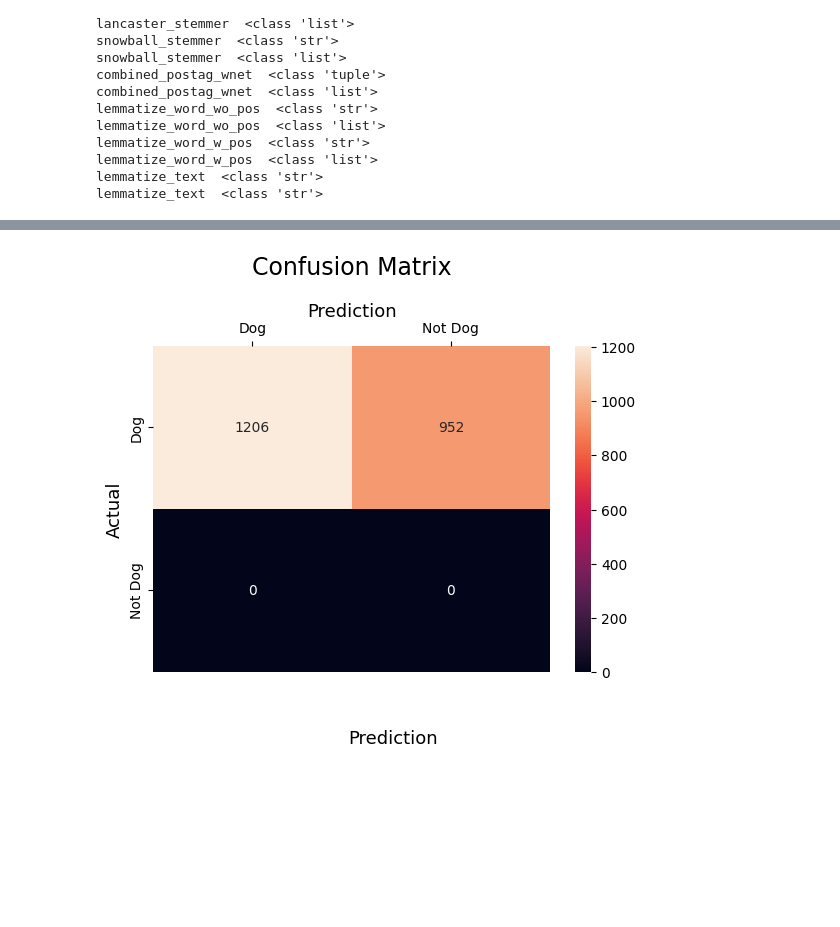
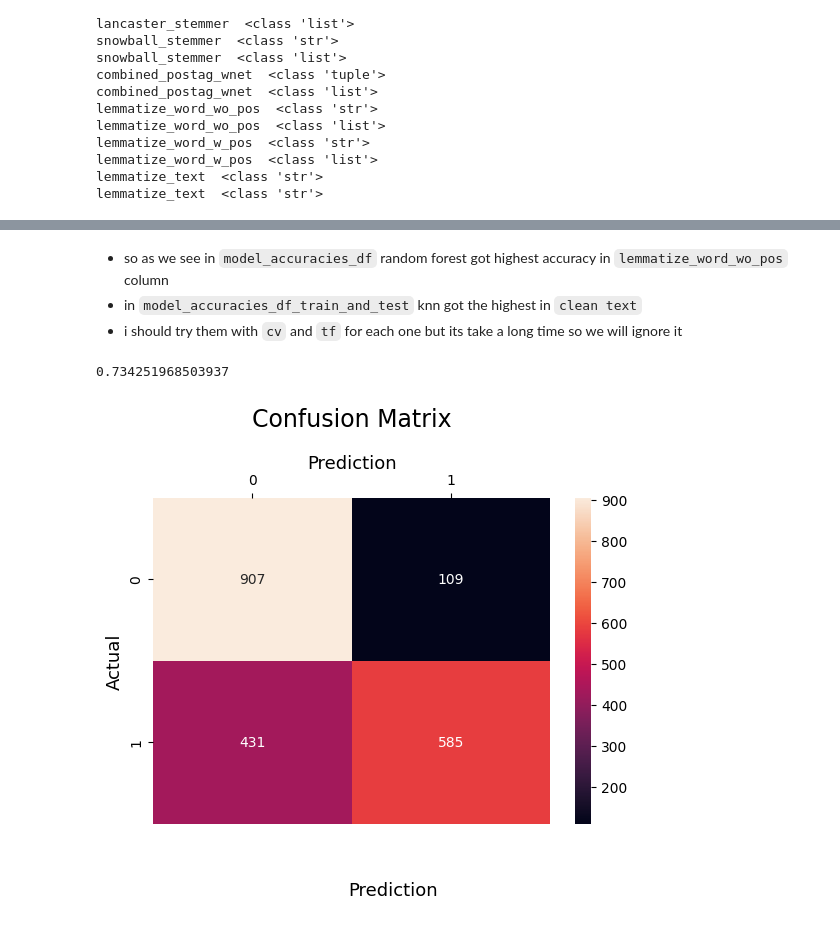
Before and after one commit to ABDULLAHHG/NLP-Twitter-Disaster-Classifier, a Jupyter notebook: NLP Twitter Disaster Classifier.ipynb, the cells around one changed output, grey strips where cells are left out. Drawn from its saved outputs; the diff is of its cells as text; code cells hidden in the pictures; blank space fills up the shorter version.

```diff
--- a/NLP Twitter Disaster Classifier.ipynb
+++ b/NLP Twitter Disaster Classifier.ipynb
@@ -561,14 +551,36 @@ model_RandomForest_accurcy
+# %% [markdown]
+* so as we see in `model_accuracies_df` random forest got highest accuracy in `lemmatize_word_wo_pos` column
+*  in `model_accuracies_df_train_and_test` knn got the highest in `clean text`
+*  i should try them with `cv` and `tf` for each one but its take a long time so we will ignore it
 # %%
+X = df["lemmatize_word_wo_pos"].apply(lambda x : " ".join(x))
+X_train, X_test, y_train, y_test = train_test_split(X, y, test_size=0.2)
+
+# Convert them to numbers using tf
+X_train, X_test, vc_1gram = tf(X_train, X_test)
+
+
+X_train, y_train = SMOTE().fit_resample(X_train, y_train)
+X_test, y_test = SMOTE().fit_resample(X_test, y_test)
+
+# Random Forest
+RandomForest_model = RandomForestClassifier()
+RandomForest_model.fit(X_train, y_train)
+y_pred_rf = RandomForest_model.predict(X_test)
+RandomForest_model_accuracy = accuracy_score(y_test, y_pred_rf)
+
+print(RandomForest_model_accuracy)
 cm = confusion_matrix(y_test,y_pred_rf)
 
-sns.heatmap(cm, annot=True, fmt='g', xticklabels=['Dog','Not Dog'], yticklabels=['Dog','Not Dog'])
+sns.heatmap(cm, annot=True, fmt='g', xticklabels=['0','1'], yticklabels=['0','1'])
 plt.ylabel('Actual', fontsize=13)
 plt.title('Confusion Matrix', fontsize=17, pad=20)
 plt.gca().xaxis.set_label_position('top')
 plt.xlabel('Prediction', fontsize=13)
 plt.gca().xaxis.tick_top()
 plt.gca().figure.subplots_adjust(bottom=0.2)
 plt.gca().figure.text(0.5, 0.05, 'Prediction', ha='center', fontsize=13)
 plt.show()
 # %% [output]
+0.734251968503937
-[figure, old version]
+[figure, new version]
```
Also changed, not shown: parts of 31 cells of this notebook.
